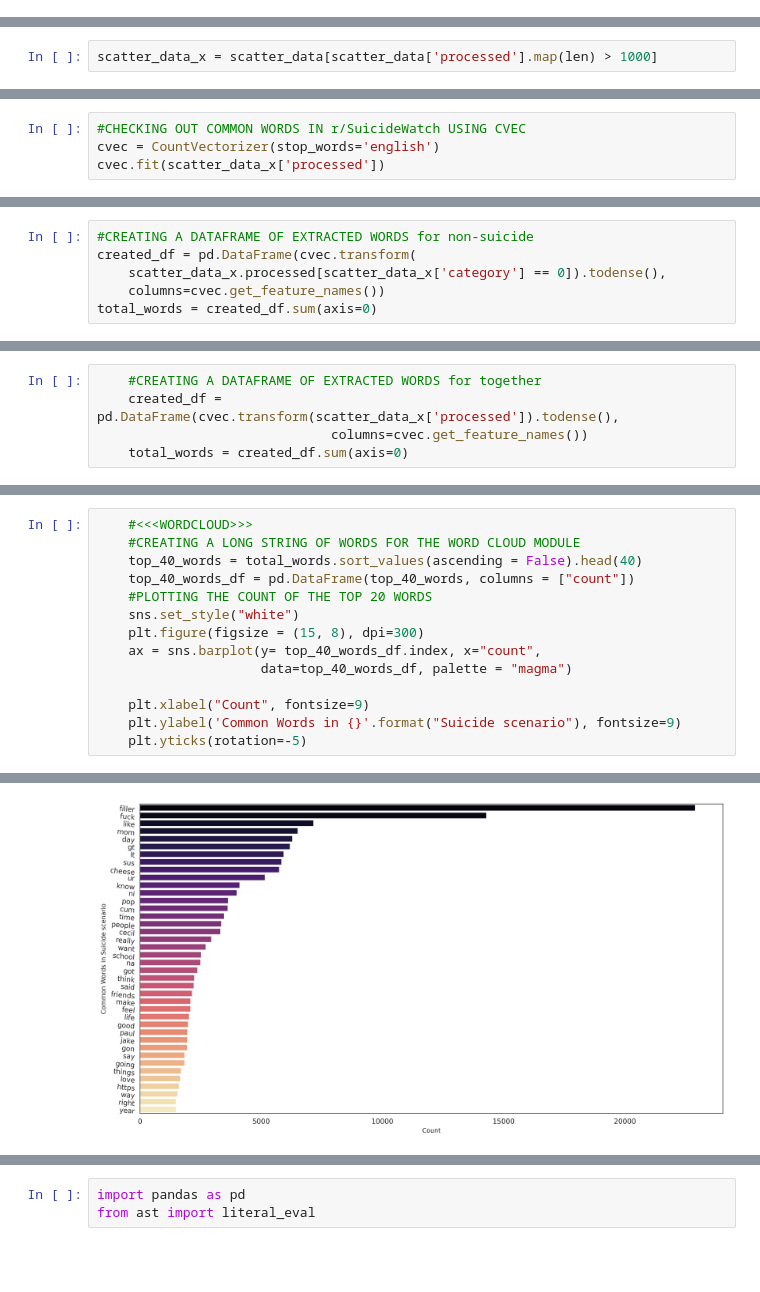
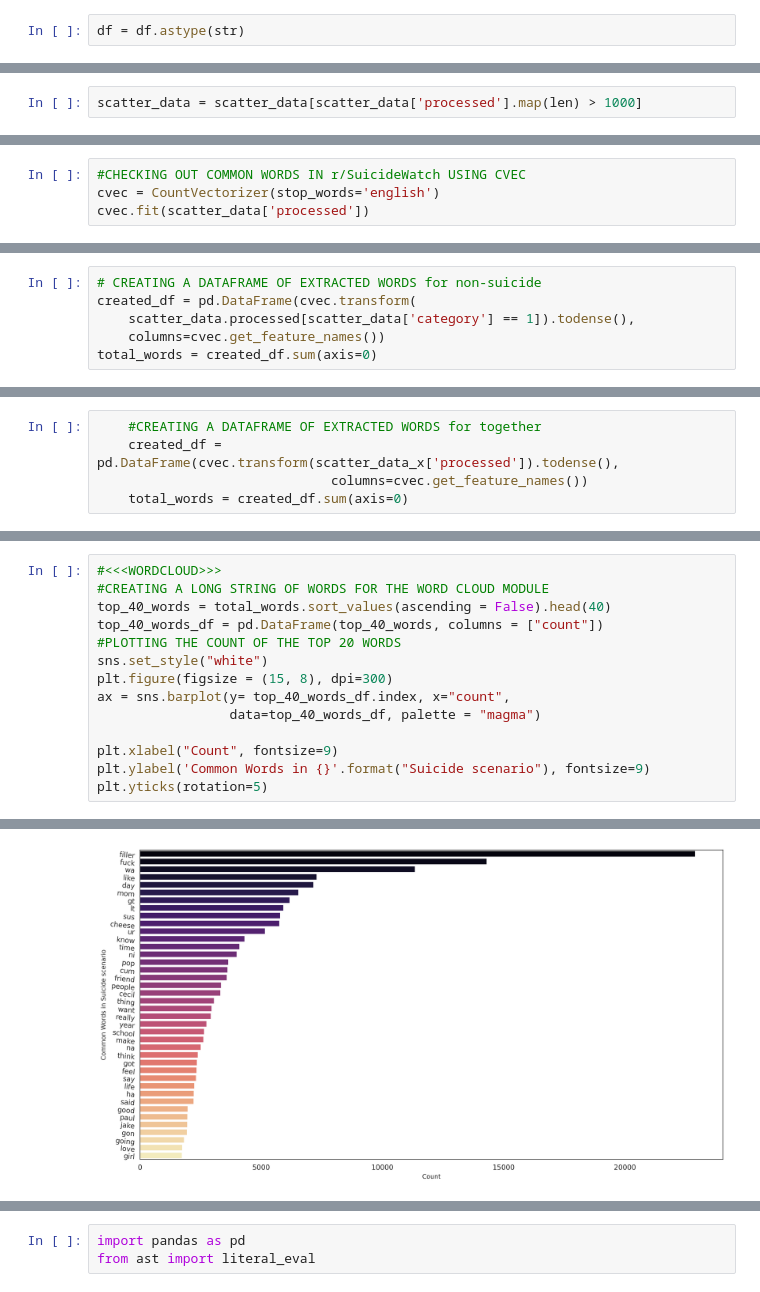
Before and after one commit to Iftekhar-mobin/AI-system, a Jupyter notebook: visualizer/scattertext_depression_data.ipynb, the cells around one changed output, grey strips where cells are left out. Cells and saved outputs as stored; diff of their text form; blank space fills up the shorter version.

```diff
--- a/visualizer/scattertext_depression_data.ipynb
+++ b/visualizer/scattertext_depression_data.ipynb
@@ -106,0 +119,2 @@ df
+# %%
+df = df.astype(str)
@@ -151,3 +260,3 @@ Name: category, dtype: int64
 # %%
-scatter_data_x = scatter_data[scatter_data['processed'].map(len) > 1000]
+scatter_data = scatter_data[scatter_data['processed'].map(len) > 1000]
 # %%
@@ -159,7 +268,7 @@ Name: category, dtype: int64
 # %%
 #CHECKING OUT COMMON WORDS IN r/SuicideWatch USING CVEC
 cvec = CountVectorizer(stop_words='english')
-cvec.fit(scatter_data_x['processed'])
+cvec.fit(scatter_data['processed'])
 # %% [output]
 CountVectorizer(stop_words='english')
 # %%
@@ -168,8 +277,8 @@ f_names
 # %% [output]
 68238
 # %%
-#CREATING A DATAFRAME OF EXTRACTED WORDS for non-suicide
+# CREATING A DATAFRAME OF EXTRACTED WORDS for non-suicide
 created_df = pd.DataFrame(cvec.transform(
-    scatter_data_x.processed[scatter_data_x['category'] == 0]).todense(),
+    scatter_data.processed[scatter_data['category'] == 1]).todense(),
     columns=cvec.get_feature_names())
 total_words = created_df.sum(axis=0)
@@ -186,17 +374,17 @@ sns.set_style("darkgrid")
 # %%
-    #<<<WORDCLOUD>>>
-    #CREATING A LONG STRING OF WORDS FOR THE WORD CLOUD MODULE
-    top_40_words = total_words.sort_values(ascending = False).head(40)
-    top_40_words_df = pd.DataFrame(top_40_words, columns = ["count"])
-    #PLOTTING THE COUNT OF THE TOP 20 WORDS
-    sns.set_style("white")
-    plt.figure(figsize = (15, 8), dpi=300)
-    ax = sns.barplot(y= top_40_words_df.index, x="count",
-                     data=top_40_words_df, palette = "magma")
+#<<<WORDCLOUD>>>
+#CREATING A LONG STRING OF WORDS FOR THE WORD CLOUD MODULE
+top_40_words = total_words.sort_values(ascending = False).head(40)
+top_40_words_df = pd.DataFrame(top_40_words, columns = ["count"])
+#PLOTTING THE COUNT OF THE TOP 20 WORDS
+sns.set_style("white")
+plt.figure(figsize = (15, 8), dpi=300)
+ax = sns.barplot(y= top_40_words_df.index, x="count",
+                 data=top_40_words_df, palette = "magma")
 
-    plt.xlabel("Count", fontsize=9)
-    plt.ylabel('Common Words in {}'.format("Suicide scenario"), fontsize=9)
-    plt.yticks(rotation=-5)
+plt.xlabel("Count", fontsize=9)
+plt.ylabel('Common Words in {}'.format("Suicide scenario"), fontsize=9)
+plt.yticks(rotation=5)
 # %% [output]
 (array([ 0,  1,  2,  3,  4,  5,  6,  7,  8,  9, 10, 11, 12, 13, 14, 15, 16,
         17, 18, 19, 20, 21, 22, 23, 24, 25, 26, 27, 28, 29, 30, 31, 32, 33,
@@ -218 +406 @@ sns.set_style("darkgrid")
-[figure, old version]
+[figure, new version]
```
Also changed, not shown: parts of 52 cells of this notebook, 3 other files.
